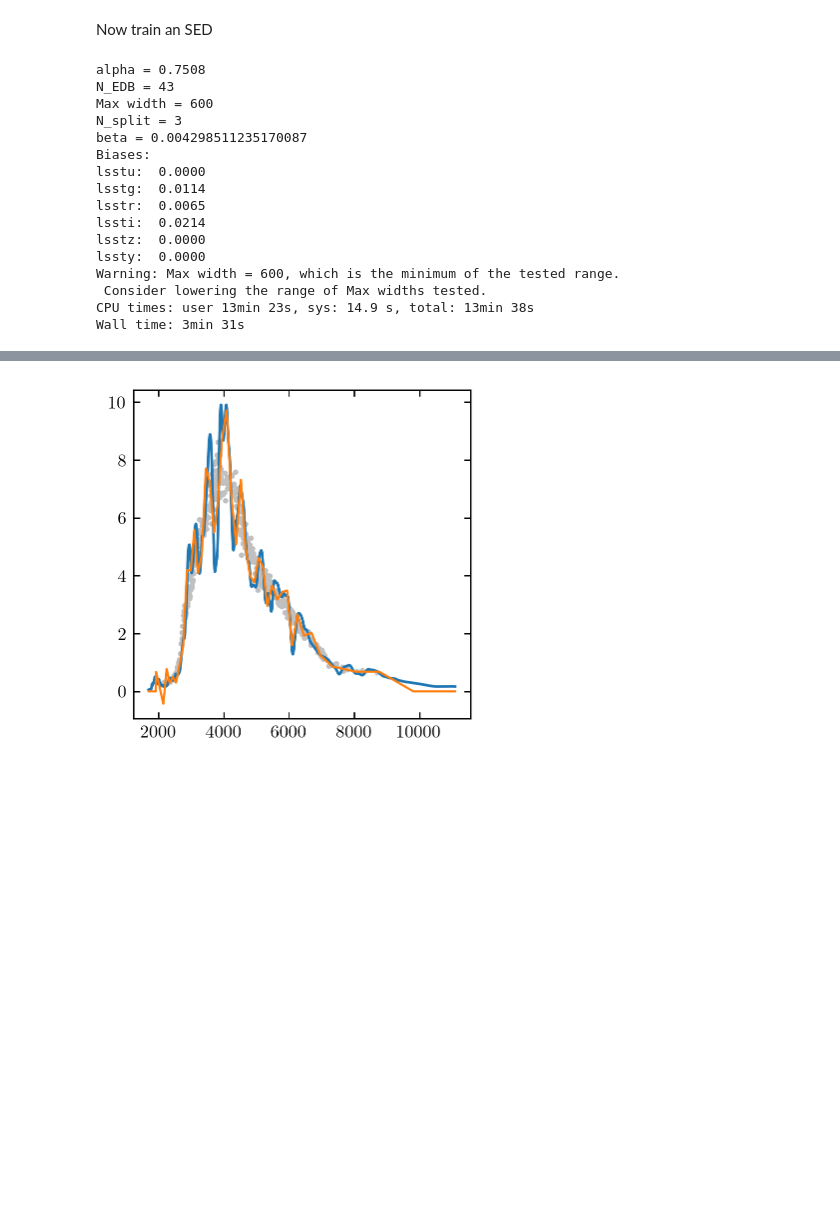
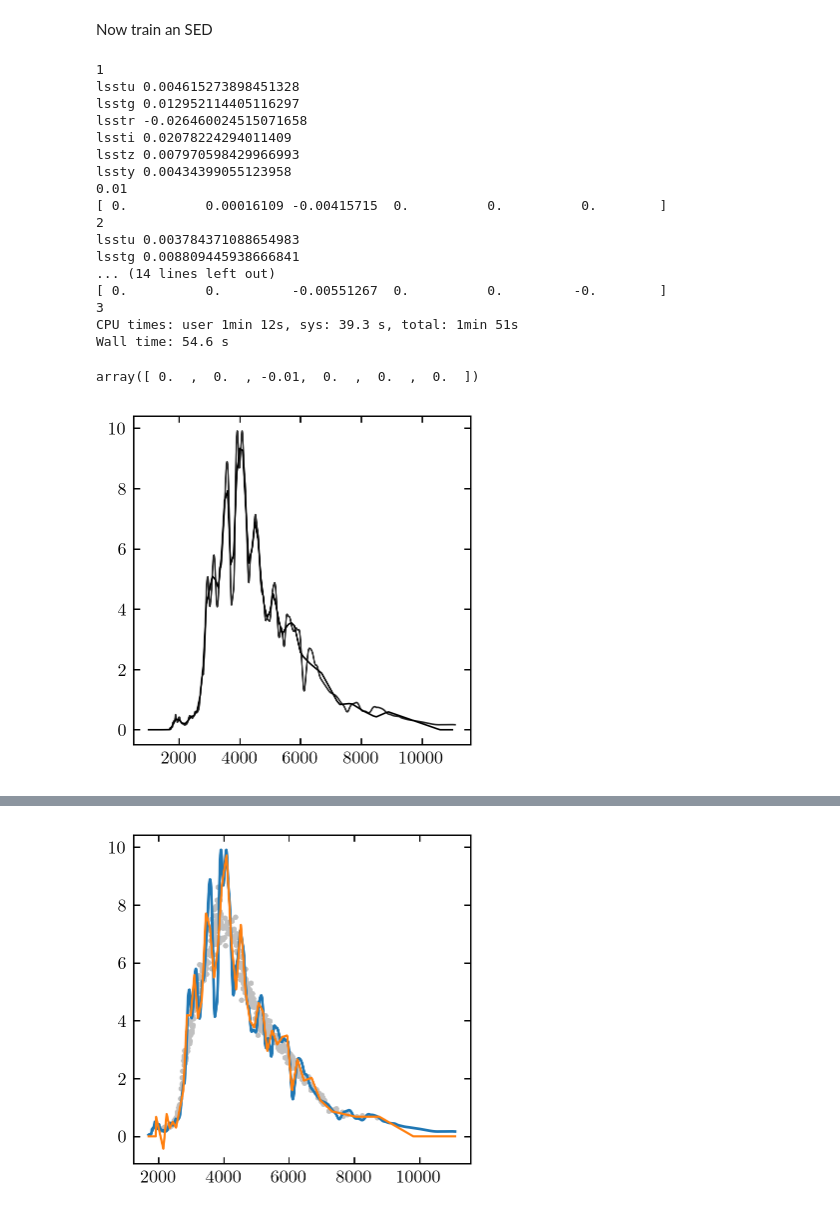
Before and after one commit to jfcrenshaw/sn_lightcurve_learning, a Jupyter notebook: new_learning_ex-Copy1.ipynb, the cells around one changed output, grey strips where cells are left out. Cells and saved outputs as stored; diff of their text form; code cells hidden in the pictures; blank space fills up the shorter version.

```diff
--- a/new_learning_ex-Copy1.ipynb
+++ b/new_learning_ex-Copy1.ipynb
@@ -70,0 +21,19 @@ objects = training_sets[T]
+# %%
+errf_dict = {band:np.array([]) for band in bandpasses.names}
+redshifts = []
+with open('plasticc_data/SNIa_SkyObjects.pkl', 'rb') as sne:
+    for sn in pickle.load(sne):
+
+        redshifts.append(sn.specz)
+
+        pmin, pmax = -20, 80
+        phase = sn.photometry['mjd'] - sn.t0
+        sn.photometry = sn.photometry[(phase >= pmin) & (phase <= pmax)]
+
+        ferr_cut = 0.05
+        sn.photometry = sn.photometry[np.abs(sn.photometry['flux_err']/sn.photometry['flux']) <= ferr_cut]
+
+        for name in bandpasses.names:
+            idx = np.where(sn.photometry['filter'] == name)[0]
+            errf = np.abs(sn.photometry['flux_err'][idx]/sn.photometry['flux'][idx])
+            errf_dict[name] = np.concatenate((errf_dict[name], errf))
@@ -75,23 +81,38 @@ sed = Sed()
 sed.wavelen = np.arange(1000, 11100, 100)
 sed.null()
 
-sed = lcn.sed_slice(0)
-
-%time model = sed.train(objects, bandpasses, fit_bias=True, return_model=True, verbose=True, Ncpus=1)
+%time h,h0,filters = sed.train(objects, bandpasses, fit_bias=True, return_model=True, verbose=True, Ncpus=8)
 # %% [output]
-alpha = 0.7508
-N_EDB = 43
-Max width = 600
-N_split = 3
-beta = 0.004298511235170087
-Biases:
-lsstu:  0.0000
-lsstg:  0.0114
-lsstr:  0.0065
-lssti:  0.0214
-lsstz:  0.0000
-lssty:  0.0000
-Warning: Max width = 600, which is the minimum of the tested range.
- Consider lowering the range of Max widths tested.
-CPU times: user 13min 23s, sys: 14.9 s, total: 13min 38s
-Wall time: 3min 31s
+1
+lsstu 0.004615273898451328
+lsstg 0.012952114405116297
+lsstr -0.026460024515071658
+lssti 0.02078224294011409
+lsstz 0.007970598429966993
+lssty 0.00434399055123958
+0.01
+[ 0.          0.00016109 -0.00415715  0.          0.          0.        ]
+2
+lsstu 0.003784371088654983
+lsstg 0.008809445938666841
+... (14 lines left out)
+[ 0.          0.         -0.00551267  0.          0.         -0.        ]
+3
+CPU times: user 1min 12s, sys: 39.3 s, total: 1min 51s
+Wall time: 54.6 s
+# %%
+biases
+# %% [output]
+array([ 0.  ,  0.  , -0.01,  0.  ,  0.  ,  0.  ])
+# %%
+plt.plot(SED.wavelen, SED.flambda, c='#262626')
+plt.plot(sed.wavelen, sed.flambda, ls='-', c='k')
+
+c = ['silver','silver','C3','silver','silver','silver']
+#for obj in objects:
+#    wavelen = bandpasses.mean_wavelens(obj.photometry['filter'])/(1 + obj.specz)
+#    plt.scatter(wavelen, obj.photometry['flux'], c=c)
+
+plt.savefig('test.pdf')
+# %% [output]
+[figure, added]
```
Also changed, not shown: parts of 18 cells of this notebook, 3 other files.
